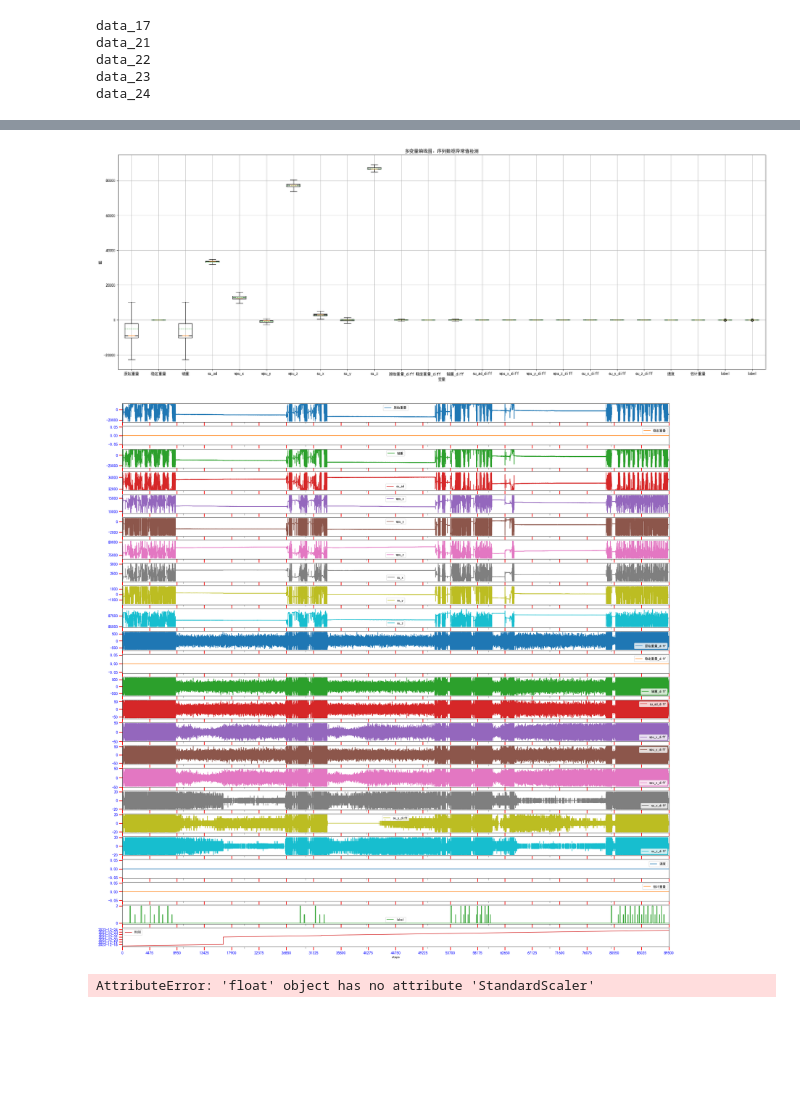
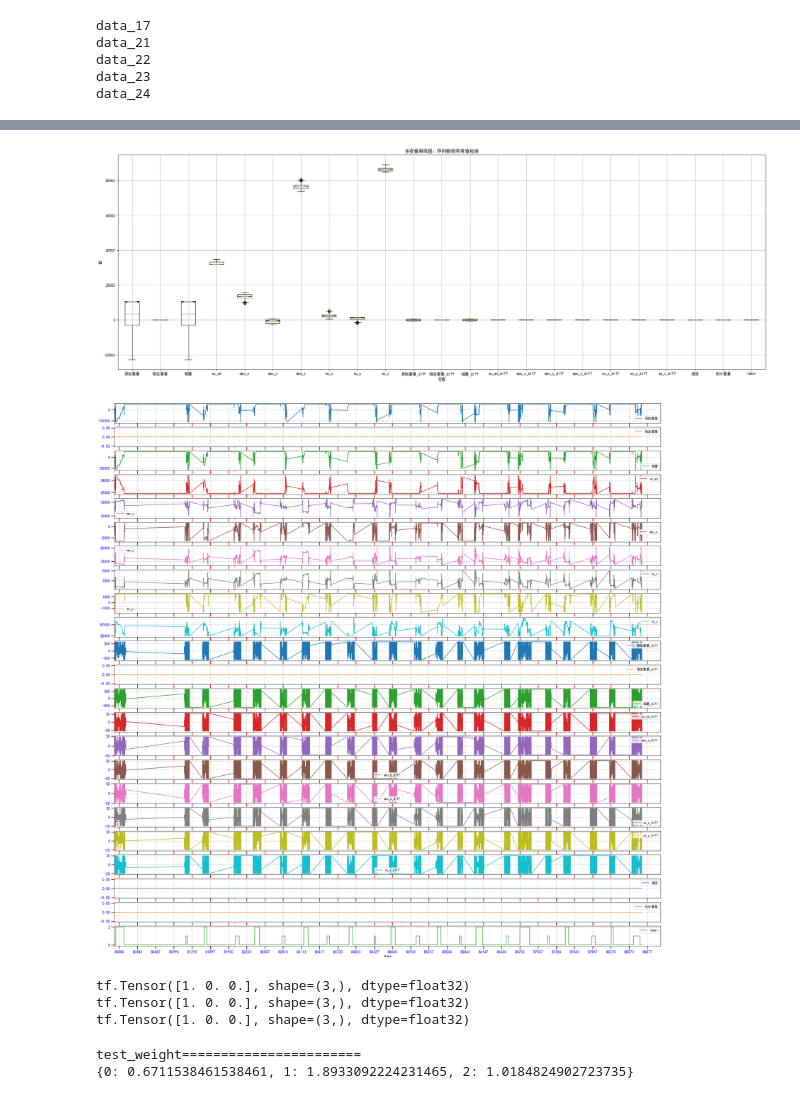
Before and after one commit to ainiubility/CNN-LSTM-Attention, a Jupyter notebook: C_L_A_train_alldata.ipynb, the cells around one changed output, grey strips where cells are left out. Cells and saved outputs as stored; diff of their text form; code cells hidden in the pictures; blank space fills up the shorter version.

```diff
--- a/C_L_A_train_alldata.ipynb
+++ b/C_L_A_train_alldata.ipynb
@@ -214,0 +248,8 @@ indices_list.shape
+# %%
+from libs.expandrows import expand_dataframe
+
+df_expanded = df_iqr  # 不过滤为0的数据
+# 或者使用.iloc基于位置索引（如果是整数索引）
+df_expanded = expand_dataframe(df_iqr, 30)
+
+df_expanded
@@ -217,8 +272,8 @@ indices_list.shape
 from numpy import ndarray
 from scipy import signal as sg
 
-df_selected = df_selected  #.dropna()
-for col in df_selected[numeric_col_names].columns:
+# df_expanded = df_expanded  #.dropna()
+for col in df_expanded[numeric_col_names].columns:
     a = 1
     # df_selected.insert(0,co)
     # df_selected[col] = sg.savgol_filter(df_selected[col].astype(float), window_length=21, delta=0.5, polyorder=1, mode='constant')
@@ -231,7 +286,7 @@ for col in df_selected[numeric_col_names].columns:
 # df_selected = df_selected.apply(lambda x: savgol_filter(x, 5, 3, mode= 'nearest'))
 #[feature_col_names + label_col_names]
 
-df = df_selected[feature_col_names + label_col_names + time_col_names]
+df_smooth = df_expanded[feature_col_names + label_col_names + time_col_names]
 # %%
 # !python -m pip install plotly plotly_express chart-studio cufflinks pyarrow
 import plotly_express as px  # import plotly.express as px
@@ -280,7 +335,8 @@ plt.rcParams['font.family'] = [
 ]
 plt.rcParams['axes.unicode_minus'] = False  # 设置matplotlib显示正常的负号而非减号样式
 # %%
-columns_to_plot = feature_col_names #+ label_col_names
-df.reset_index()
-dfview = df[columns_to_plot]
+# 假设你有多个列需要比较
+columns_to_plot = feature_col_names + label_col_names
+# df_smooth.reset_index()
+df_to_plot = df_smooth[columns_to_plot]
 # dfview.reset_index(drop=True, inplace=True)
@@ -346,10 +343,9 @@ dfview
 # %%
 import matplotlib.pyplot as plt
-# 假设你有多个列需要比较
-columns_to_plot = feature_col_names + label_col_names
+
 # 绘制多变量箱线图
 plt.figure(figsize=(30, 10))
-plt.boxplot([dfview[col] for col in columns_to_plot + label_col_names], labels=columns_to_plot + label_col_names, notch=True, showmeans=True, meanline=True, showfliers=True, whis=p)
+plt.boxplot([df_to_plot[col] for col in columns_to_plot], labels=columns_to_plot, notch=True, showmeans=True, meanline=True, showfliers=True, whis=p)
 plt.title('多变量箱线图：序列数据异常值检测')
 plt.xlabel('变量')
 plt.ylabel('值')
@@ -357,20 +353,22 @@ plt.grid(True)
 
 plt.show()
 # %% [output]
-[figure, old version]
+[figure, new version]
 # %%
-axes: list[plt.Axes] = dfview.plot(legend=True, subplots=True, figsize=(30, 30), xlabel="steps")
+axes: list[plt.Axes] = df_to_plot.plot(legend=True, subplots=True, figsize=(30, 30), xlabel="steps")
 for ax in axes:
     # 设置主刻度线和标签的属性
     ax.tick_params(which='major', length=10, width=2, colors='red', labelsize=12, labelcolor='blue')
     # 设置副刻度线和标签的属性
     ax.tick_params(which='minor', length=5, width=1, colors='gray', labelsize=10, labelcolor='gray')
-    ax.set_xlim(left=0, right=89500)
+    ax.grid(True, linestyle='-.', color='0.7')  # 自定义网格线样式
+    ax.set_xlim(left=80000, right=89100)
     min, max = ax.get_xlim()
-    ax.xaxis.set_major_locator(MultipleLocator((max - min) / 20))
+    ax.xaxis.set_major_locator(mt.MultipleLocator((max - min) / 30))
+    # ax.xaxis.set_minor_locator(mt.AsinhLocator(base=round((max - min) // 30), linear_width=1))
 plt.show()
 # %% [output]
-[figure, old version]
+[figure, new version]
 # %%
 # 归一化函数
 def normalize(inpudf: pd.DataFrame, numeric_col_names: list[str]) -> np.ndarray:
@@ -473,18 +416,25 @@ def windowed_dataset(dataset: tf.data.Dataset, window_size=5, shift=1, stride=1)
     windows = windows.flat_map(sub_to_batch)
     return windows
 # %%
+from libs.class_weight import generate_class_weights
+
+
 def one_hot_encoding(label):
     return tf.squeeze(tf.one_hot(label, depth=class_num))
     # print(label)
     # return label * 100
 
 
-y = tf.data.Dataset.from_tensor_slices(df_selected[label_col_names].astype(int)).map(one_hot_encoding)
+y = tf.data.Dataset.from_tensor_slices(df_expanded[label_col_names].astype(int)).map(one_hot_encoding)
 
 test_weight = generate_class_weights(list(y), multi_class=True, one_hot_encoded=True)
 
 for i in y.take(3):
     print(i)
+# %% [output]
+tf.Tensor([1. 0. 0.], shape=(3,), dtype=float32)
+tf.Tensor([1. 0. 0.], shape=(3,), dtype=float32)
+tf.Tensor([1. 0. 0.], shape=(3,), dtype=float32)
 # %%
 # 定义用于归一化/标准化的函数
 def normalize_feature1(value):
@@ -508,8 +458,8 @@ def normalize_feature2(value):
 # for col in feature_col_names:
 #     df_selected[col] =scaler.fit_transform(df_selected[col])
 
-scaler = p.StandardScaler()
-normalized = scaler.fit_transform(df_selected[feature_col_names])
+scaler = skl.StandardScaler()
+normalized = scaler.fit_transform(df_expanded[feature_col_names])
 
 x = tf.data.Dataset.from_tensor_slices(normalized)
 featureTarget = x
@@ -540,4 +490,5 @@ print(test_weight)
 
 # print(yview)
 # %% [output]
-AttributeError: 'float' object has no attribute 'StandardScaler'
+test_weight=======================
+{0: 0.6711538461538461, 1: 1.8933092224231465, 2: 1.0184824902723735}
```
Also changed, not shown: parts of 13 cells of this notebook, 3 other files.
